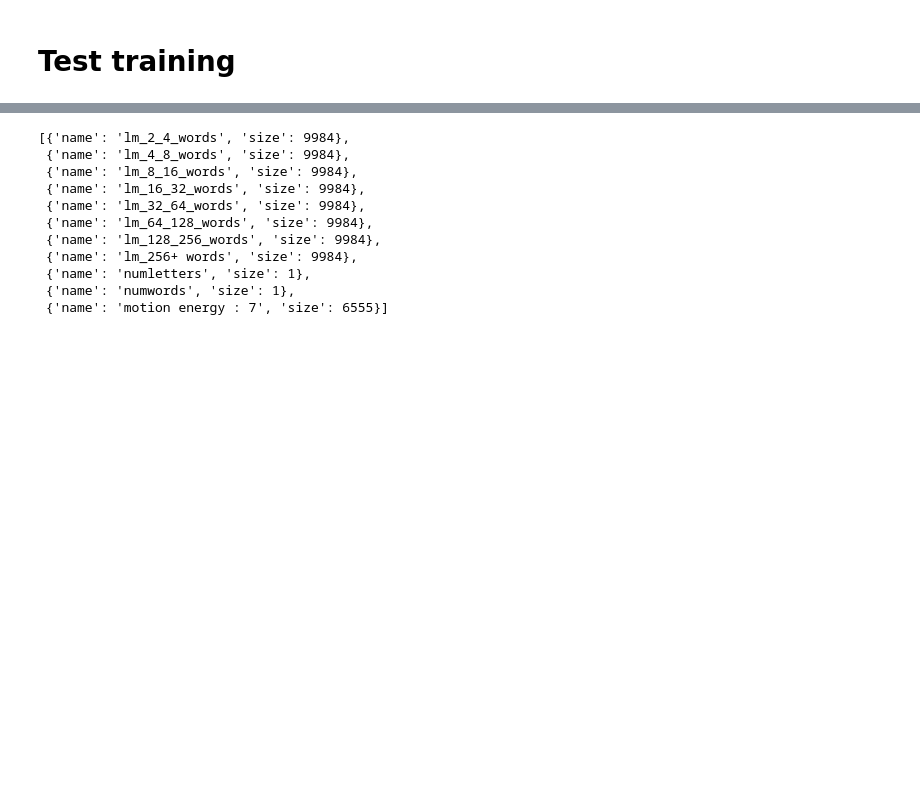
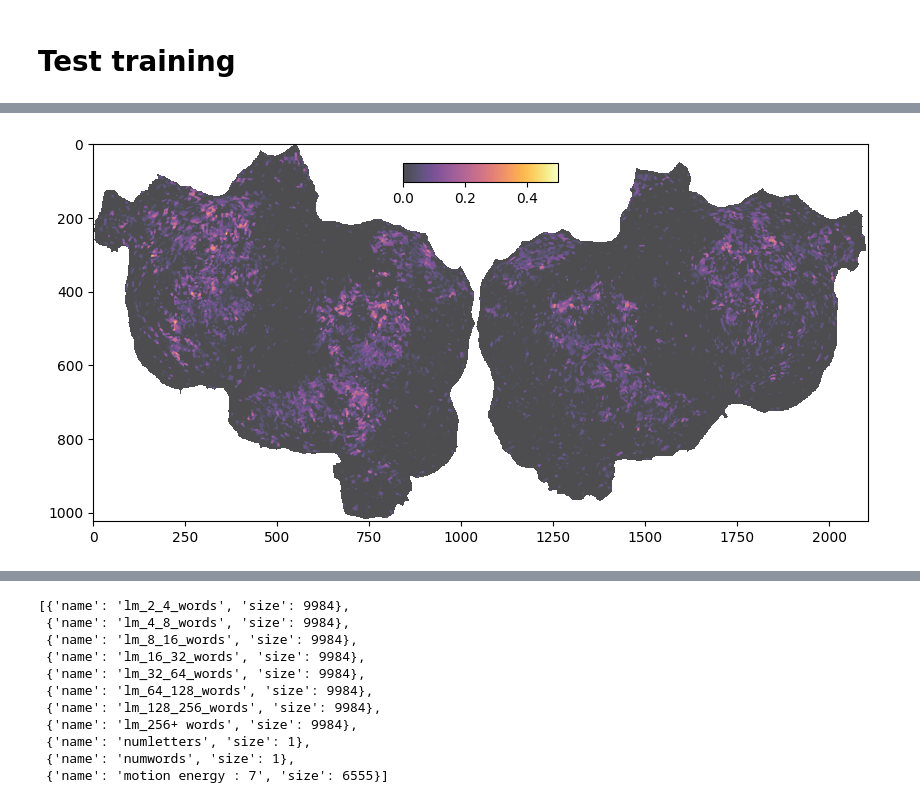
Before and after one commit to bramantyois/multilang_timescale, a Jupyter notebook: notebook/01_encoding_model/02_model_fitting_himalaya.ipynb, the cells around one changed output, grey strips where cells are left out. Drawn from its saved outputs; the diff is of its cells as text; code cells hidden in the pictures; blank space fills up the shorter version.

```diff
--- a/notebook/01_encoding_model/02_model_fitting_himalaya.ipynb
+++ b/notebook/01_encoding_model/02_model_fitting_himalaya.ipynb
@@ -226,0 +228,4 @@ trainer.plot(feature_index=3, is_corr=True)
+# %%
+trainer.plot(feature_index=5, is_corr=True)
+# %% [output]
+[figure, added]
```
Also changed, not shown: parts of 15 cells of this notebook, 5 other files.
